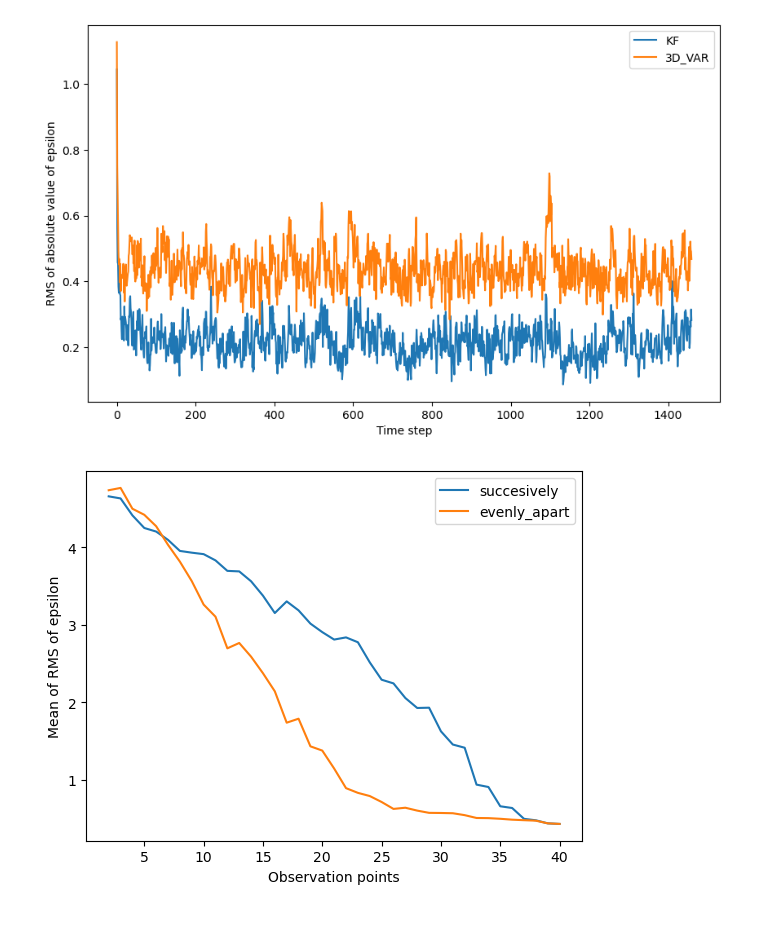
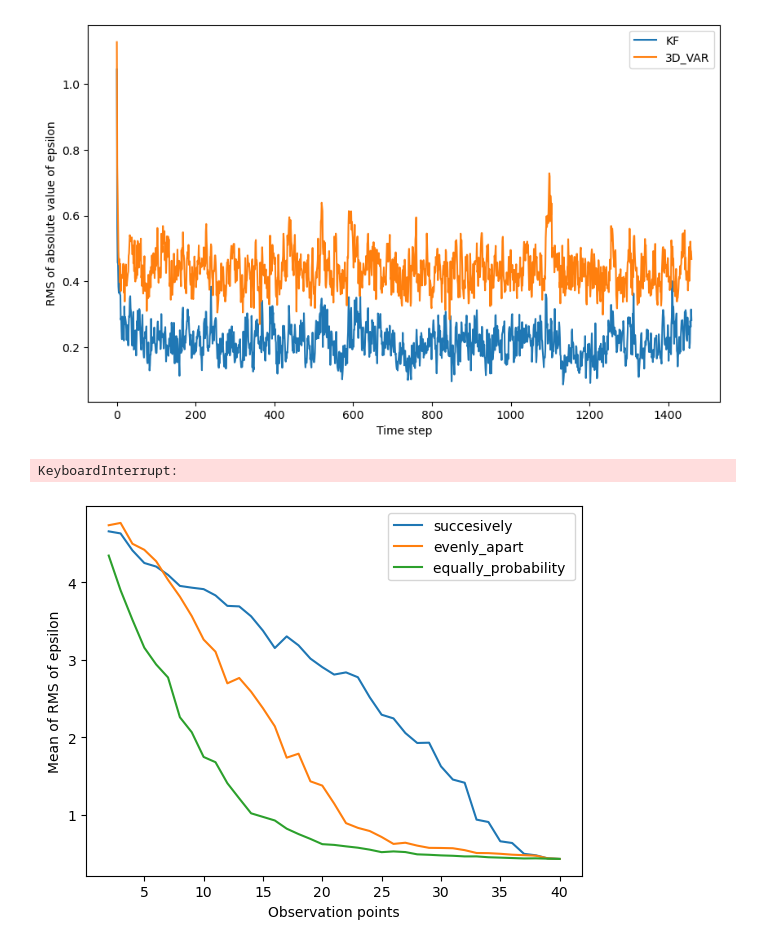
Before and after one commit to gallardo0825/Data_assimilation_A, a Jupyter notebook: assignment6-1.ipynb, the cells around one changed output. Cells and saved outputs as stored; diff of their text form; code cells hidden in the pictures.

```diff
--- a/assignment6-1.ipynb
+++ b/assignment6-1.ipynb
@@ -46,10 +46,11 @@ class Calculation:
                 pass
             #連続抜き
             elif method == 1:
-                y = np.delete(y, np.s_[0:rmv_point], axis=1)
-                H = np.delete(H, np.s_[0:rmv_point], axis=0)
-                R = np.delete(R, np.s_[0:rmv_point], axis=0)
-                R = np.delete(R, np.s_[0:rmv_point], axis=1)
+                indices_to_remove = np.s_[0:rmv_point]
+                y = np.delete(y, indices_to_remove, axis=1)
+                H = np.delete(H, indices_to_remove, axis=0)
+                R = np.delete(R, indices_to_remove, axis=0)
+                R = np.delete(R, indices_to_remove, axis=1)
                 return y, H, R
 
             #等間隔抜き
@@ -62,7 +63,12 @@ class Calculation:
                 return y, H, R
 
             else:
-                pass
+                indices_to_remove = np.random.choice(self.N, rmv_point, replace = False)
+                y = np.delete(y, indices_to_remove)
+                H = np.delete(H, indices_to_remove, axis=0)
+                R = np.delete(R, indices_to_remove, axis=0)
+                R = np.delete(R, indices_to_remove, axis=1)
+                return y, H, R
 
         else:
             print("Wrong method was selected")
@@ -130,10 +136,15 @@ class Three_D_VAR:
         for i in range(self.time_step):
             x_f = self.cal.Rk4(x_a)
             forecast.append(x_f)
-            #ステップごとにデータを抜く操作を入れる
-            K = B @ self.H.T @ np.linalg.pinv(self.H @ B @ self.H.T + self.R)
-            #y消せてない
-            x_a = x_f + K @ (y[i, :] - self.H @ x_f)
+            #ステップごとにデータを抜く
+            if self.method == 3:
+                temp_y = y[i,:]
+                new_y, new_H, new_R = self.cal.obs_remove(obs_point = self.obs_point, y = temp_y, H = self.H, R = self.R, method = self.method)
+                K = B @ new_H.T @ np.linalg.pinv(new_H @ B @ new_H.T + new_R)
+                x_a = x_f + K @ (new_y - new_H @ x_f)
+            else:
+                K = B @ self.H.T @ np.linalg.pinv(self.H @ B @ self.H.T + self.R)
+                x_a = x_f + K @ (y[i, :] - self.H @ x_f)
             analysis.append(x_a)
 
         return self.results(forecast, analysis, x_true, y)
@@ -171,8 +182,7 @@ class KF(Three_D_VAR):
         x_a = x_true[1,:]
         forecast, analysis = [], []
         #固定で抜く(連続or等間隔)
-        if self.method != 3:
-            y, self.H, self.R = self.cal.obs_remove(obs_point = self.obs_point, y = y, H = self.H, R = self.R, method = self.method)
+        y, self.H, self.R = self.cal.obs_remove(obs_point = self.obs_point, y = y, H = self.H, R = self.R, method = 1)
 
         for i in range(self.time_step):
             x_f = self.cal.Rk4(x_a)
@@ -223,6 +233,8 @@ for i in range(overflow + 1,40):
     error_a, error_f = kf.run_simulation()
     error_obs_KF.append(np.mean(error_a))
 error_obs_KF.reverse()
+# %% [output]
+KeyboardInterrupt:
 # %%
 plt.xlabel('Observation points')
 plt.ylabel('Mean of RMS of epsilon')
@@ -246,12 +258,21 @@ for i in obs_2:
     three_d_var = Three_D_VAR(calculation = cal, obs_point = i, method = 2)
     error_a, error_f = three_d_var.run_simulation()
     error_obs_3DVAR_2.append(np.mean(error_a))
+# %%
+obs_3 = list(range(2,41))
+error_obs_3DVAR_3 = []
+obs_3.reverse()
+for i in obs_2:
+    three_d_var = Three_D_VAR(calculation = cal, obs_point = i, method = 3)
+    error_a, error_f = three_d_var.run_simulation()
+    error_obs_3DVAR_3.append(np.mean(error_a))
 # %%
 plt.xlabel('Observation points')
 plt.ylabel('Mean of RMS of epsilon')
-plt.plot(obs,error_obs_3DVAR, label = "succesively")
+plt.plot(obs, error_obs_3DVAR, label = "succesively")
 plt.plot(obs_2,error_obs_3DVAR_2, label = "evenly_apart")
+plt.plot(obs_3,error_obs_3DVAR_3, label = "equally_probability ")
 plt.legend()
 plt.show()
 # %% [output]
-[figure, old version]
+[figure, new version]
```
